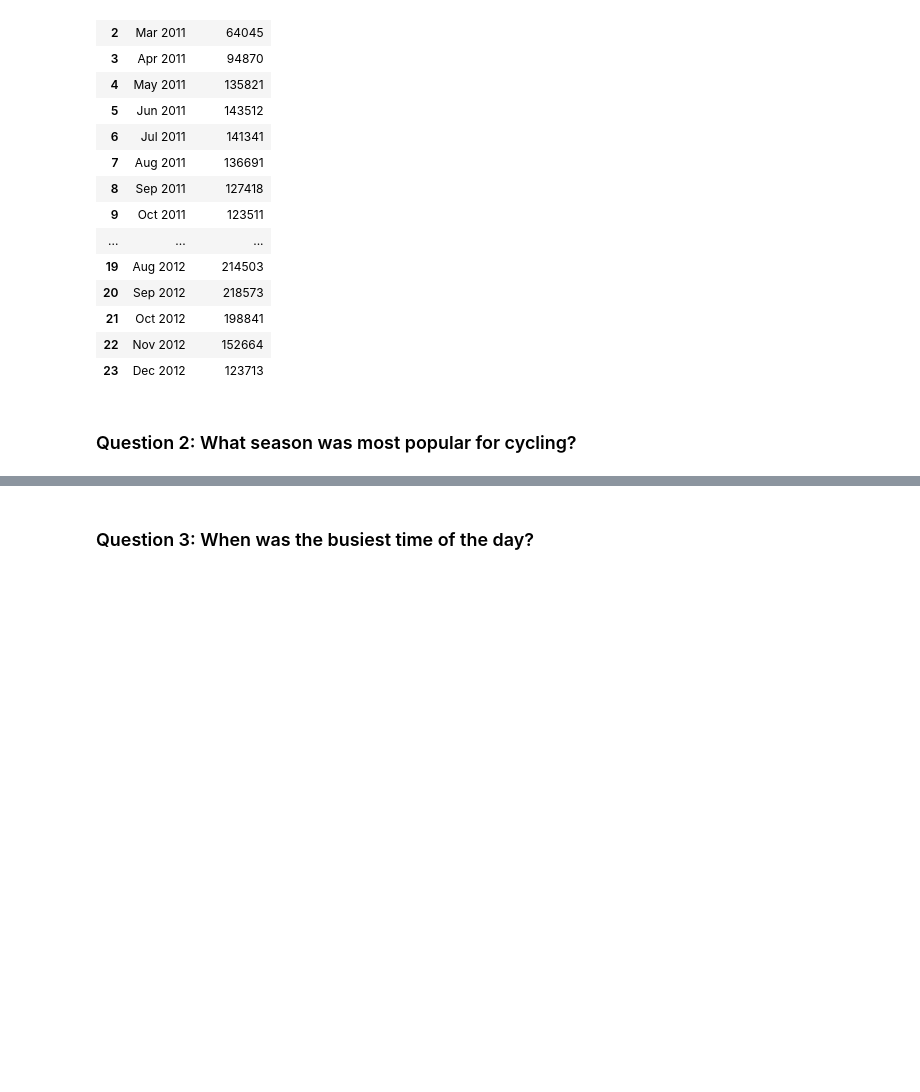
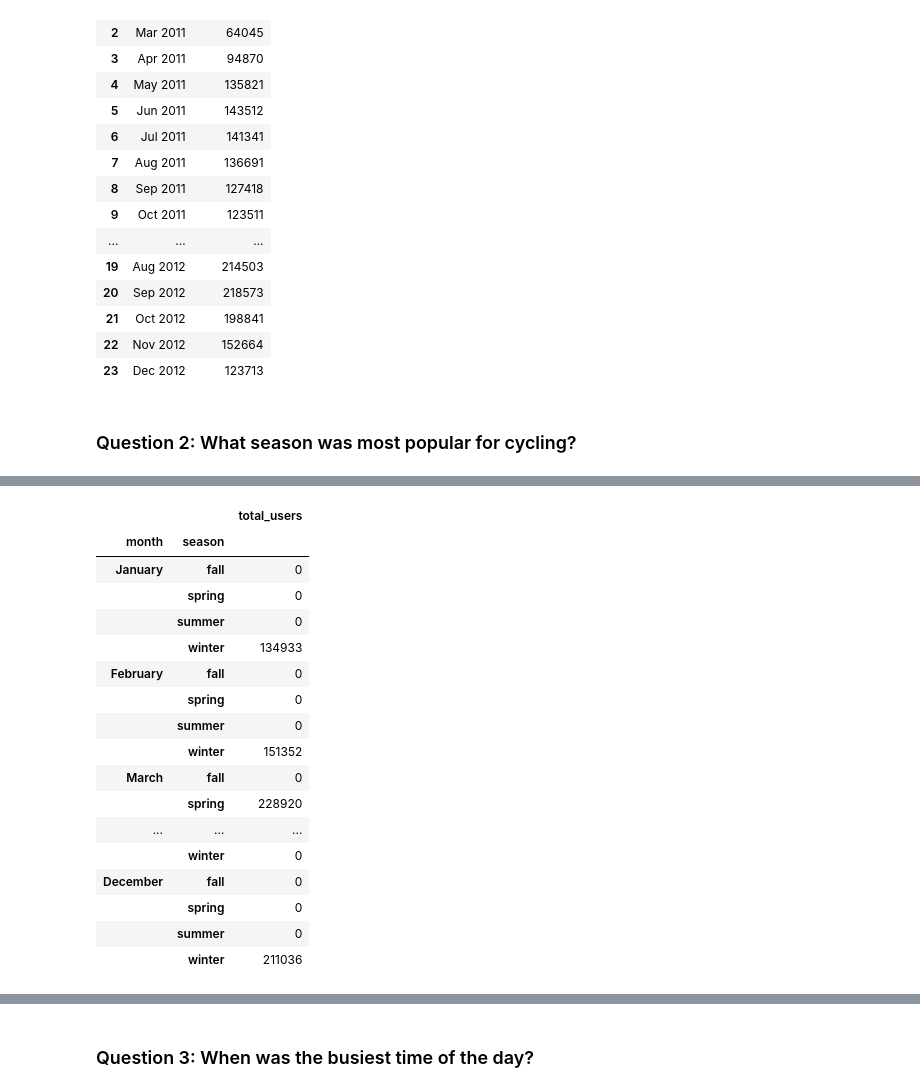
Before and after one commit to Sulbae/Bike-Sharing-Practice, a Jupyter notebook: notebook.ipynb, the cells around one changed output, grey strips where cells are left out. Cells and saved outputs as stored; diff of their text form; code cells hidden in the pictures; blank space fills up the shorter version.

```diff
--- a/notebook.ipynb
+++ b/notebook.ipynb
@@ -446,3 +481,26 @@ monthly_trend
+# %%
+seasonal_updated = daily_dataset_df.groupby(by=["month", "season"]).agg({"total_users":"sum"}).sort_index()
+
+seasonal_updated
+# %% [output]
+|  |  | total_users |
+| month | season |  |
+| January | fall | 0 |
+|  | spring | 0 |
+|  | summer | 0 |
+|  | winter | 134933 |
+| February | fall | 0 |
+|  | spring | 0 |
+|  | summer | 0 |
+|  | winter | 151352 |
+| March | fall | 0 |
+|  | spring | 228920 |
+| ... | ... | ... |
+|  | winter | 0 |
+| December | fall | 0 |
+|  | spring | 0 |
+|  | summer | 0 |
+|  | winter | 211036 |
 # %%
 season_order = [
     "spring",
```
Also changed, not shown: parts of 13 cells of this notebook.
